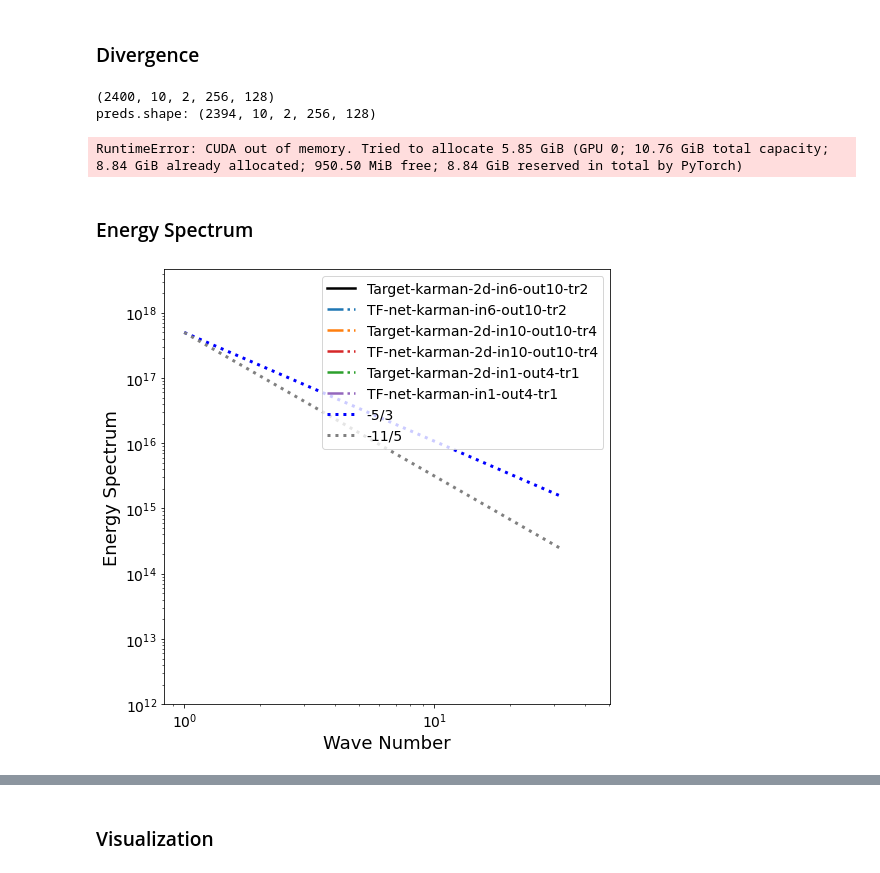
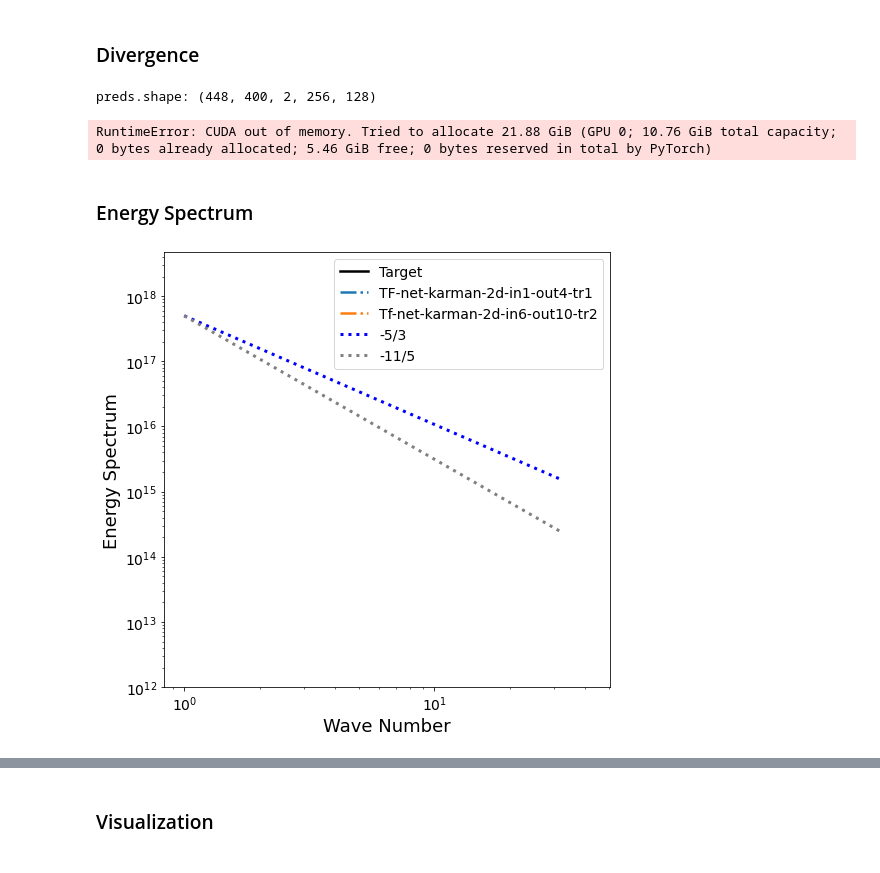
Before and after one commit to tailintalent/Turbulent-Flow-Nets, a Jupyter notebook: Evaluation/Evaluation_karman_2d.ipynb, the cells around one changed output, grey strips where cells are left out. Drawn from its saved outputs; the diff is of its cells as text; code cells hidden in the pictures.

```diff
--- a/Evaluation/Evaluation_karman_2d.ipynb
+++ b/Evaluation/Evaluation_karman_2d.ipynb
@@ -42,7 +47,8 @@ avg = 1.0424337
 stds = 4522.7046
 # multiply by stds and add avg to recover the prediction from normalization (z = (x-mean)/std)
 # preds = [gan["trues"]*stds+avg, tf_con["preds"]*stds+avg, tf["preds"]*stds+avg, u["preds"]*stds+avg,  gan["preds"]*stds+avg,cnn["preds"]*stds+avg, convlstm["preds"]*stds+avg, sst["preds"]*stds+avg, dhpm["preds"]*stds+avg]
-preds = [results["trues"], results["preds"], results2["trues"], results2["preds"], results3["trues"], results3["preds"],
-        results4['trues'], results4['preds']]
-print(preds[0].shape)
+#preds = [results["trues"], results["preds"], results2["trues"], results2["preds"], results3["trues"], results3["preds"],
+#        results4['trues'], results4['preds']]
+preds = [results_trues, results_preds, results2_trues, results2_preds, results3_trues, results3_preds]
+print([x.shape for x in preds])
 # %% [output]
@@ -154,14 +203,15 @@ def TKE_mean(tensor):
     return tke_mean
 # %%
 # the first dimension needs to be a multiple of 7 to work with inverse_seqs
-preds = [results["trues"][:2394], results["preds"][:2394], results2["trues"][:2394], results2["preds"][:2394],
-        results3["trues"][:2394], results3["preds"][:2394], results4["trues"][:2394], results4["preds"][:2394]]
-tkes = [TKE_mean(preds[i]) for i in range(6)]
-# title = ["Target","Con TF-net", "TF-net", "U_net",  "GAN",  "ResNet", "ConvLSTM",  "SST",  "DHPM"]
-title = ["Target-karman-2d-in6-out10-tr2", "TF-net-karman-in6-out10-tr2", "Target-karman-2d-in10-out10-tr4" ,"TF-net-karman-2d-in10-out10-tr4",
-        "Target-karman-2d-in1-out4-tr1", "TF-net-karman-in1-out4-tr1", "Target-karman-2d-in1-out1-tr1", "TF-net-karman-in1-out1-tr1"]
+# preds = [results["trues"][:2394], results["preds"][:2394], results2["trues"][:2394], results2["preds"][:2394],
+#         results3["trues"][:2394], results3["preds"][:2394], results4["trues"][:2394], results4["preds"][:2394]]
+preds = [results_trues[:448], results_preds[:448], results2_preds[:448], results3_preds[:448]]
+tkes = [TKE_mean(preds[i]) for i in range(4)]
+title = ["Target", "TF-net-karman-2d-in1-out4-tr1", "Tf-net-karman-2d-in6-out10-tr2", "TF-net-karman-2d-in10-out10-tr4"]
+# title = ["Target-karman-2d-in6-out10-tr2", "TF-net-karman-in6-out10-tr2", "Target-karman-2d-in10-out10-tr4" ,"TF-net-karman-2d-in10-out10-tr4",
+#         "Target-karman-2d-in1-out4-tr1", "TF-net-karman-in1-out4-tr1", "Target-karman-2d-in1-out1-tr1", "TF-net-karman-in1-out1-tr1"]
 fig=plt.figure(figsize=(15, 5))
-columns = 6
+columns = 4
 rows = 1
 for i in range(columns):
     fig.add_subplot(rows, columns, i+1)
@@ -204,22 +250,22 @@ def divergence(preds):
     div = np.mean(np.abs((v_y + u_x).cpu().data.numpy()), axis = (0,2,3))
     return div
 # %%
-print(results["preds"].shape)
+# print(results["preds"].shape)
 # Need to reduce batch size otherwise it causes problems
 #preds = [results["trues"], results["preds"]]
 #dhpm_preds = np.expand_dims(results["preds"].transpose(1,0,2,3), axis = 0)
-divs = [divergence(preds[i]) for i in range(8)]
+divs = [divergence(preds[i]) for i in range(4)]
 linestyles = ['-', '--', '-.', ':','-.', '--', '-.', ':','-.','--']
 fig=plt.figure(figsize=(8, 8))
 #idx = np.array(list(range(0,60,4)))
-idx = np.array(list(range(0,10,1)))
+idx = np.array(list(range(0,400,4)))
 #for i in range(1, len(markers)):
 plt.plot(idx+1, divs[1][idx], label = title[1], marker=markers[1], linewidth = 2, linestyle=':', color = colors[1])
 plt.plot(idx+1, divs[0][idx], label = title[0], marker=markers[0], linewidth = 2, linestyle=linestyles[0], color = 'k')
 plt.plot(idx+1, divs[3][idx], label = title[3], marker=markers[2], linewidth = 2, linestyle=':', color = colors[2])
 plt.plot(idx+1, divs[2][idx], label = title[2], marker=markers[3], linewidth = 2, linestyle=linestyles[0], color = 'k')
-plt.plot(idx+1, divs[5][idx], label = title[5], marker=markers[4], linewidth = 2, linestyle=':', color = colors[3])
-plt.plot(idx+1, divs[4][idx], label = title[4], marker=markers[5], linewidth = 2, linestyle=linestyles[0], color = 'k')
+# plt.plot(idx+1, divs[5][idx], label = title[5], marker=markers[4], linewidth = 2, linestyle=':', color = colors[3])
+# plt.plot(idx+1, divs[4][idx], label = title[4], marker=markers[5], linewidth = 2, linestyle=linestyles[0], color = 'k')
 
 plt.ylabel("Mean Absolute Divergence", size = 18)
 plt.xlabel("Prediction Step", size = 18)
@@ -229,9 +275,8 @@ plt.yticks(fontsize=14)
 plt.savefig("karman-2d-divergence.png", dpi = 400, bbox_inches = 'tight')
 plt.show()
 # %% [output]
-(2400, 10, 2, 256, 128)
-preds.shape: (2394, 10, 2, 256, 128)
+preds.shape: (448, 400, 2, 256, 128)
-RuntimeError: CUDA out of memory. Tried to allocate 5.85 GiB (GPU 0; 10.76 GiB total capacity; 8.84 GiB already allocated; 950.50 MiB free; 8.84 GiB reserved in total by PyTorch)
+RuntimeError: CUDA out of memory. Tried to allocate 21.88 GiB (GPU 0; 10.76 GiB total capacity; 0 bytes already allocated; 5.46 GiB free; 0 bytes reserved in total by PyTorch)
 # %% [markdown]
 ### Energy Spectrum
 # %%
@@ -259,42 +304,42 @@ spec_mean, spec_stds = spectrum_band(preds[2])
 plt.plot(x_idx, spec_mean[x_idx], label = title[2], linewidth = 2.5, color = colors[1], linestyle='-.')
 
 spec_mean, spec_stds = spectrum_band(preds[3])
-plt.plot(x_idx, spec_mean[x_idx], label = title[3], linewidth = 2.5, color = colors[3], linestyle='-.')
+# plt.plot(x_idx, spec_mean[x_idx], label = title[3], linewidth = 2.5, color = colors[3], linestyle='-.')
 
-spec_mean, spec_stds = spectrum_band(preds[4])
-plt.plot(x_idx, spec_mean[x_idx], label = title[4], linewidth = 2.5, color = colors[4], linestyle='-.')
+# spec_mean, spec_stds = spectrum_band(preds[4])
+# plt.plot(x_idx, spec_mean[x_idx], label = title[4], linewidth = 2.5, color = colors[4], linestyle='-.')
 
-spec_mean, spec_stds = spectrum_band(preds[5])
-plt.plot(x_idx, spec_mean[x_idx], label = title[5], linewidth = 2.5, color = colors[5], linestyle='-.')
+# spec_mean, spec_stds = spectrum_band(preds[5])
+# plt.plot(x_idx, spec_mean[x_idx], label = title[5], linewidth = 2.5, color = colors[5], linestyle='-.')
 
 # spec_mean, spec_stds = spectrum_band(preds[6])
 # plt.plot(x_idx, spec_mean[x_idx], label = title[6], linewidth = 2.5, color = colors[6], linestyle='-.')
 
 # spec_mean, spec_stds = spectrum_band(preds[7])
 # plt.plot(x_idx, spec_mean[x_idx], label = title[7], linewidth = 2.5, color = colors[7], linestyle='-.')
 
 plt.xticks(fontsize=14)
 plt.yticks(fontsize=14)
 
 plt.yscale("log")
 plt.xscale("log")
 x_idx = np.linspace(0,5,100)
 x = 2**x_idx
 y = 2**(-5*x_idx/3 + np.log2(5*10e16))
 plt.plot(x, y, ':b', label='-5/3',linewidth = 3)
 
 x_idx = np.linspace(0,5,100)
 x = 2**x_idx
 y = 2**(-11*x_idx/5 + np.log2(5*10e16))
 plt.plot(x, y, ':', label='-11/5',linewidth = 3, color = "grey")
 
 plt.legend(fontsize=14, loc = 1)
 plt.ylabel("Energy Spectrum", size = 18)
 plt.xlabel("Wave Number", size = 18)
 plt.ylim(10e11, )
 plt.savefig("karman_2d_spec_ci_entire.png", dpi = 400, bbox_inches = 'tight')
 # %% [output]
-[figure, old version]
+[figure, new version]
 # %%
 def inverse_seqs(tensor):
     #tensor = tensor.reshape(-1,7, 60, 2, 64, 64)
```
Also changed, not shown: parts of 10 cells of this notebook, 1 other file.
